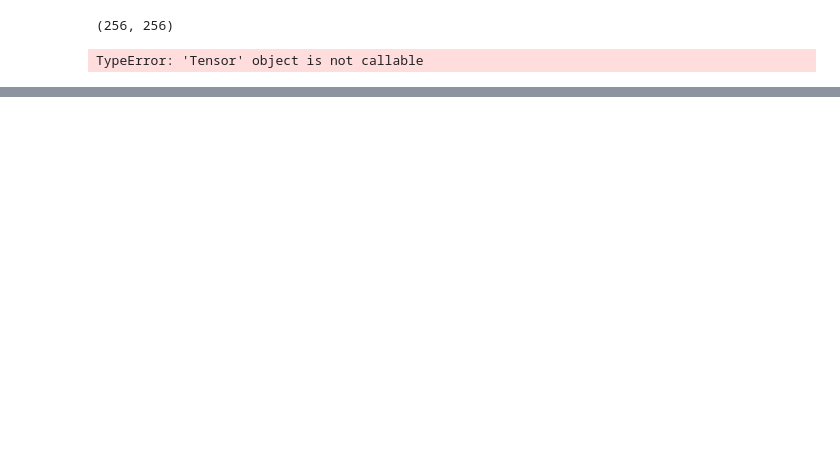
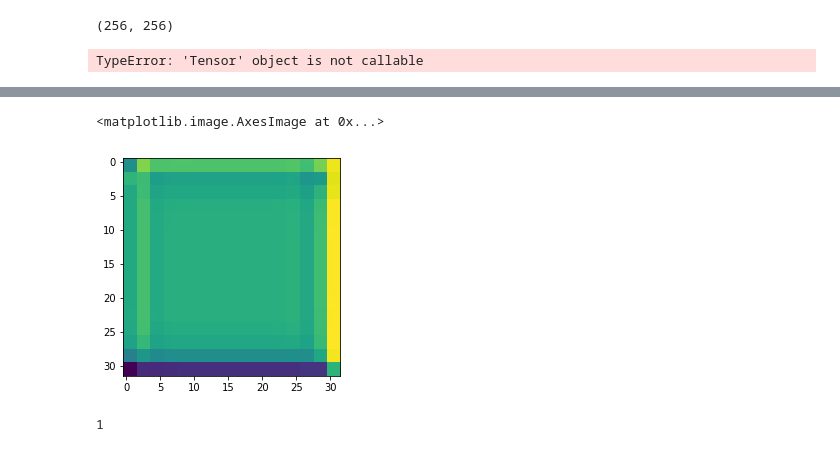
Before and after one commit to AAS97/CSRNet-Runnable, a Jupyter notebook: testing.ipynb, the cells around one changed output, grey strips where cells are left out. Cells and saved outputs as stored; diff of their text form; code cells hidden in the pictures; blank space fills up the shorter version.

```diff
--- a/testing.ipynb
+++ b/testing.ipynb
@@ -46,0 +65,9 @@ img_out.show()
+# %%
+plt.imshow(np.squeeze(output[0]))
+# %% [output]
+<matplotlib.image.AxesImage at 0x...>
+[figure, added]
+# %%
+3//3
+# %% [output]
+1
```
Also changed, not shown: parts of 11 cells of this notebook, 6 other files.
